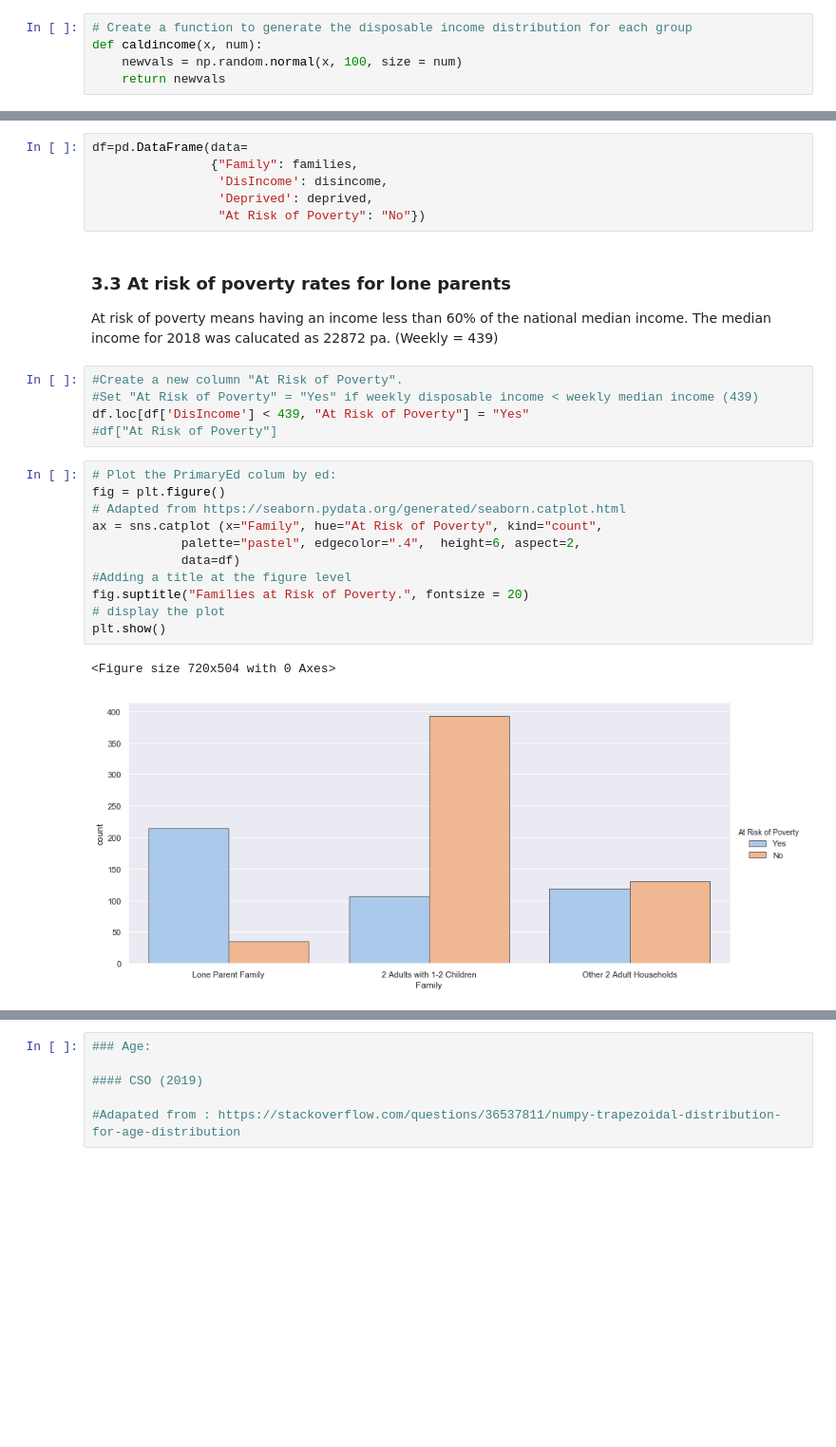
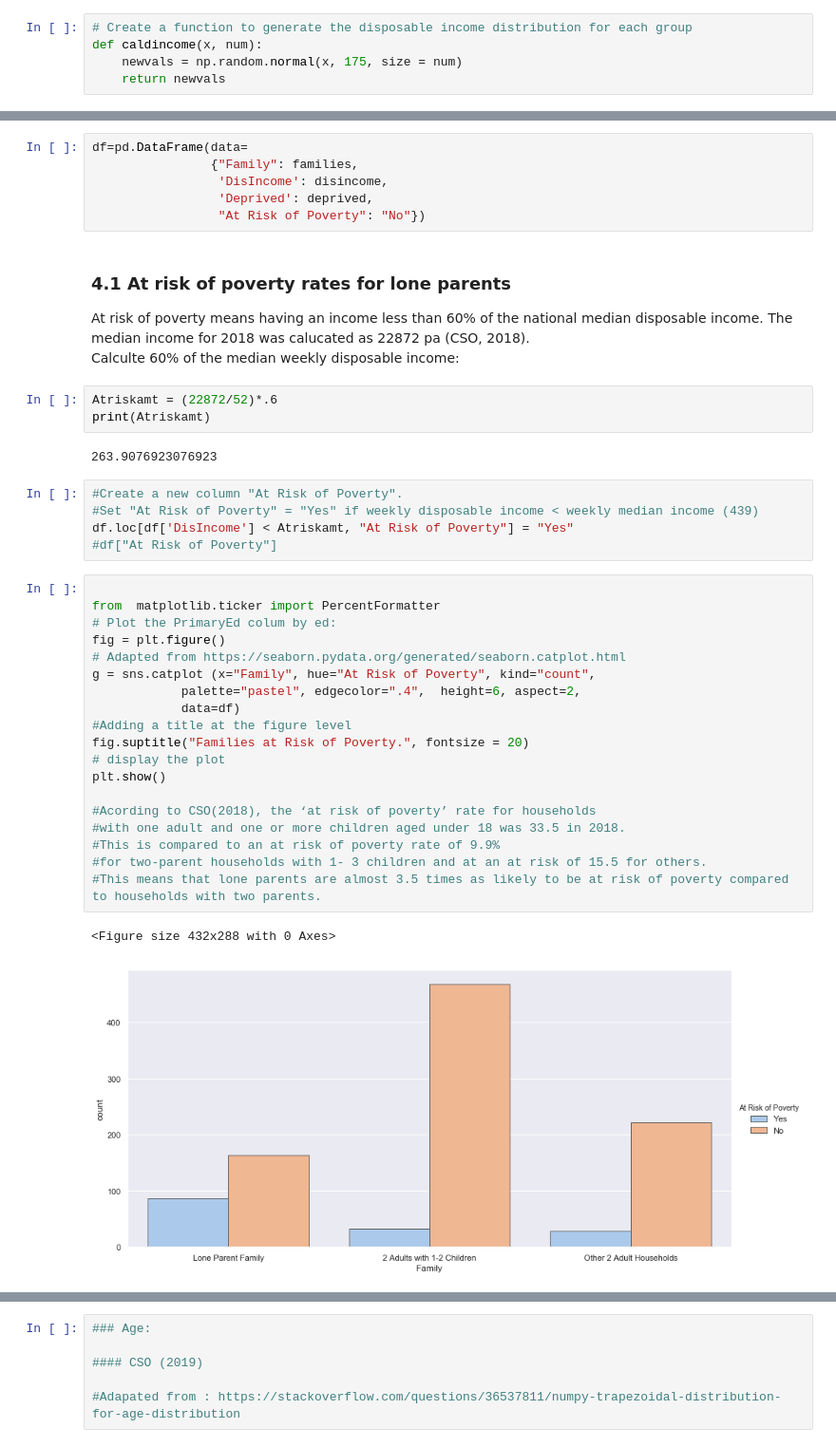
Before and after one commit to fionaoriordan/52465_19_project, a Jupyter notebook: 52465_19_project_dep1.ipynb, the cells around one changed output, grey strips where cells are left out. Shown: that part at 95% size. Saved outputs shown, nothing was run; the diff lists cells and outputs as text; blank space fills up the shorter version.

Commit message:
checking the at risk of poverty distribution is correct

```diff
--- a/52465_19_project_dep1.ipynb
+++ b/52465_19_project_dep1.ipynb
@@ -137,7 +137,7 @@ families = np.concatenate([group1, group2, group3])
 # %%
 # Create a function to generate the disposable income distribution for each group
 def caldincome(x, num):
-    newvals = np.random.normal(x, 100, size = num)
+    newvals = np.random.normal(x, 175, size = num)
     return newvals
 # %%
 # Generate disposable income distribution for 1 adult, with children under 18 years
@@ -228,26 +263,40 @@ df=pd.DataFrame(data=
                  'Deprived': deprived,
                  "At Risk of Poverty": "No"})
 # %% [markdown]
-### 3.3 **At risk of poverty rates for lone parents**
+### 4.1 **At risk of poverty rates for lone parents**
 
-At risk of poverty means having an income less than 60% of the national median income. The median income for 2018 was calucated as  22872 pa. (Weekly = 439)
+At risk of poverty means having an income less than 60% of the national median disposable income. The median income for 2018 was calucated as 22872 pa (CSO, 2018).
+Calculte 60% of the median weekly disposable income:
+# %%
+Atriskamt = (22872/52)*.6
+print(Atriskamt)
+# %% [output]
+263.9076923076923
 # %%
 #Create a new column "At Risk of Poverty".
 #Set "At Risk of Poverty" = "Yes" if weekly disposable income < weekly median income (439)
-df.loc[df['DisIncome'] < 439, "At Risk of Poverty"] = "Yes"
+df.loc[df['DisIncome'] < Atriskamt, "At Risk of Poverty"] = "Yes"
 #df["At Risk of Poverty"]
 # %%
+
+from  matplotlib.ticker import PercentFormatter
 # Plot the PrimaryEd colum by ed:
 fig = plt.figure()
 # Adapted from https://seaborn.pydata.org/generated/seaborn.catplot.html
-ax = sns.catplot (x="Family", hue="At Risk of Poverty", kind="count",
+g = sns.catplot (x="Family", hue="At Risk of Poverty", kind="count",
             palette="pastel", edgecolor=".4",  height=6, aspect=2,
             data=df)
 #Adding a title at the figure level
 fig.suptitle("Families at Risk of Poverty.", fontsize = 20)
 # display the plot
 plt.show()
+
+#Acording to CSO(2018), the ‘at risk of poverty’ rate for households
+#with one adult and one or more children aged under 18 was 33.5 in 2018.
+#This is compared to an at risk of poverty rate of 9.9%
+#for two-parent households with 1- 3 children and at an at risk of 15.5 for others.
+#This means that lone parents are almost 3.5 times as likely to be at risk of poverty compared to households with two parents.
 # %% [output]
-<Figure size 720x504 with 0 Axes>
+<Figure size 432x288 with 0 Axes>
-[figure, old version]
+[figure, new version]
 # %% [markdown]
```
Also changed, not shown: parts of 15 cells of this notebook.
